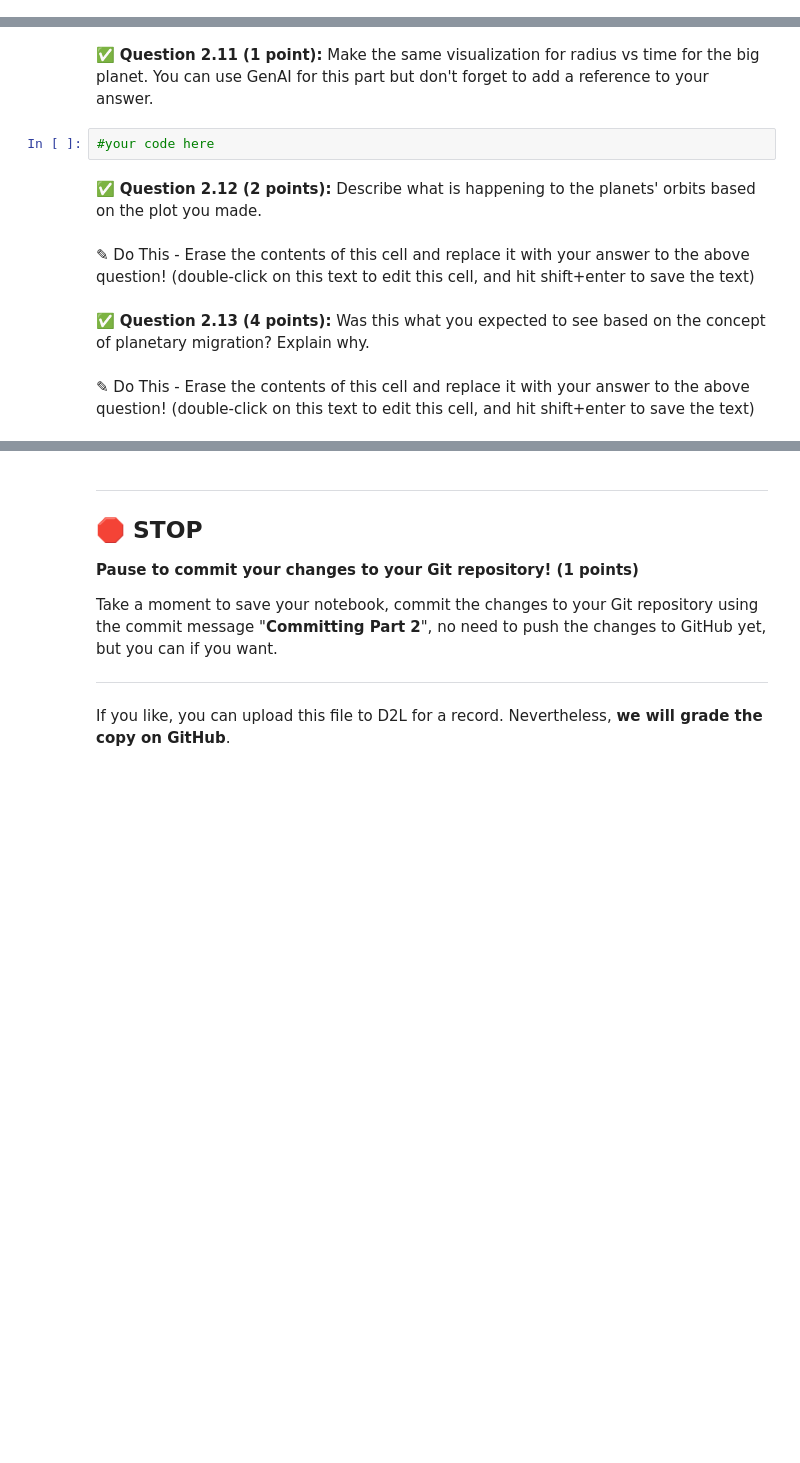
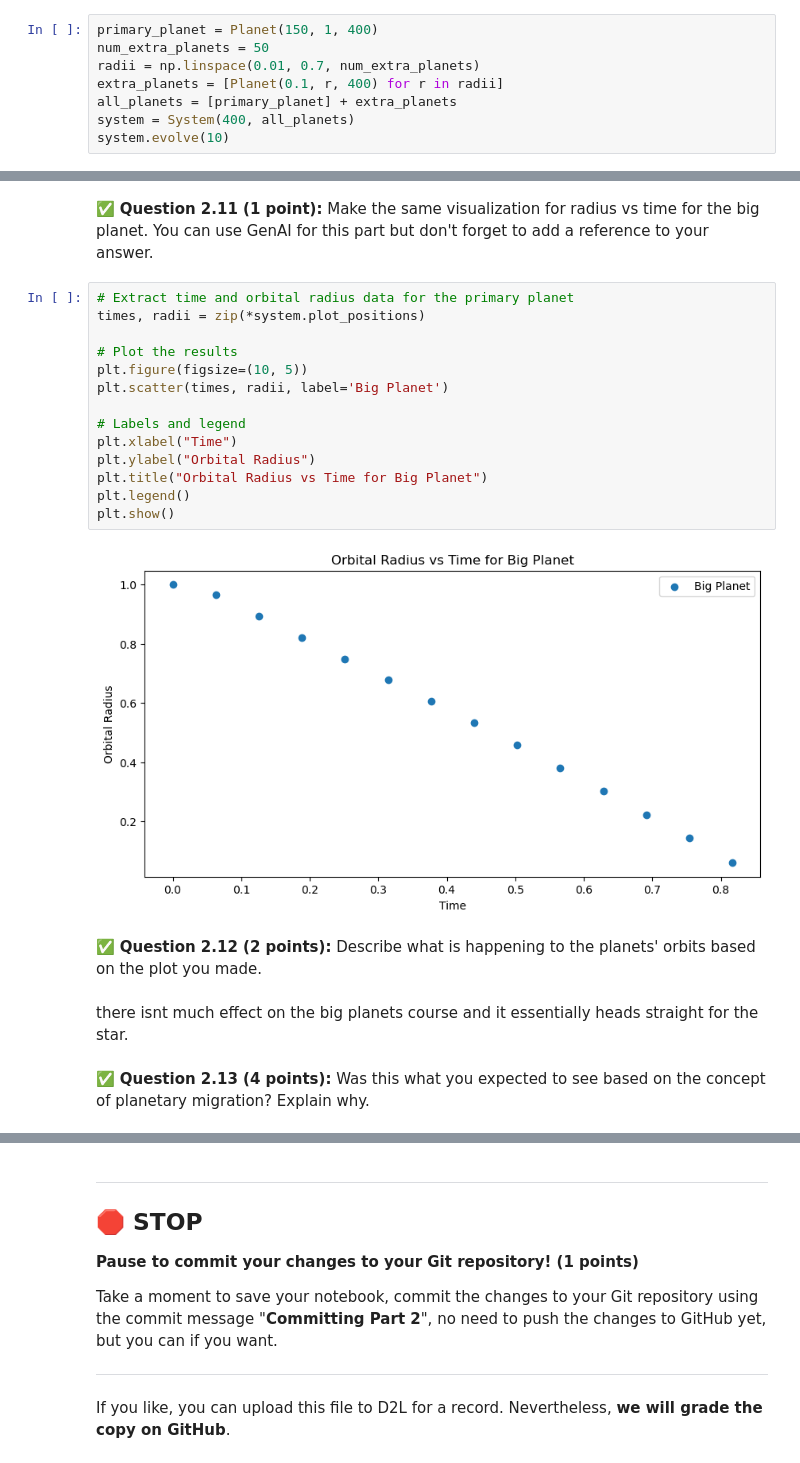
Before and after one commit to guptaja3/CMSE202-f25-turnin, a Jupyter notebook: hw-02/2-HW-JAICH-1.ipynb, the cells around one changed output, grey strips where cells are left out. Drawn from its saved outputs; the diff is of its cells as text; blank space fills up the shorter version.

```diff
--- a/hw-02/2-HW-JAICH-1.ipynb
+++ b/hw-02/2-HW-JAICH-1.ipynb
@@ -500,14 +576,34 @@ class System:
+# %%
+primary_planet = Planet(150, 1, 400)
+num_extra_planets = 50
+radii = np.linspace(0.01, 0.7, num_extra_planets)
+extra_planets = [Planet(0.1, r, 400) for r in radii]
+all_planets = [primary_planet] + extra_planets
+system = System(400, all_planets)
+system.evolve(10)
 # %% [markdown]
 ### Visualization
 # %% [markdown]
 ✅ **Question 2.11 (1 point):** Make the same visualization for radius vs time for the big planet. You can use GenAI for this part but don't forget to add a reference to your answer.
-# %%
-#your code here
+# %%
+# Extract time and orbital radius data for the primary planet
+times, radii = zip(*system.plot_positions)
+
+# Plot the results
+plt.figure(figsize=(10, 5))
+plt.scatter(times, radii, label='Big Planet')
+
+# Labels and legend
+plt.xlabel("Time")
+plt.ylabel("Orbital Radius")
+plt.title("Orbital Radius vs Time for Big Planet")
+plt.legend()
+plt.show()
+# %% [output]
+[figure, added]
 # %% [markdown]
 ✅ **Question 2.12 (2 points):** Describe what is happening to the planets' orbits based on the plot you made.
-# %% [markdown]
-✎ Do This - Erase the contents of this cell and replace it with your answer to the above question! (double-click on this text to edit this cell, and hit shift+enter to save the text)
+# %% [markdown]
+there isnt much effect on the big planets course and it essentially heads straight for the star.
 # %% [markdown]
 ✅ **Question 2.13 (4 points):** Was this what you expected to see based on the concept of planetary migration? Explain why.
-# %% [markdown]
-✎ Do This - Erase the contents of this cell and replace it with your answer to the above question! (double-click on this text to edit this cell, and hit shift+enter to save the text)
```
Also changed, not shown: parts of 25 cells of this notebook.
